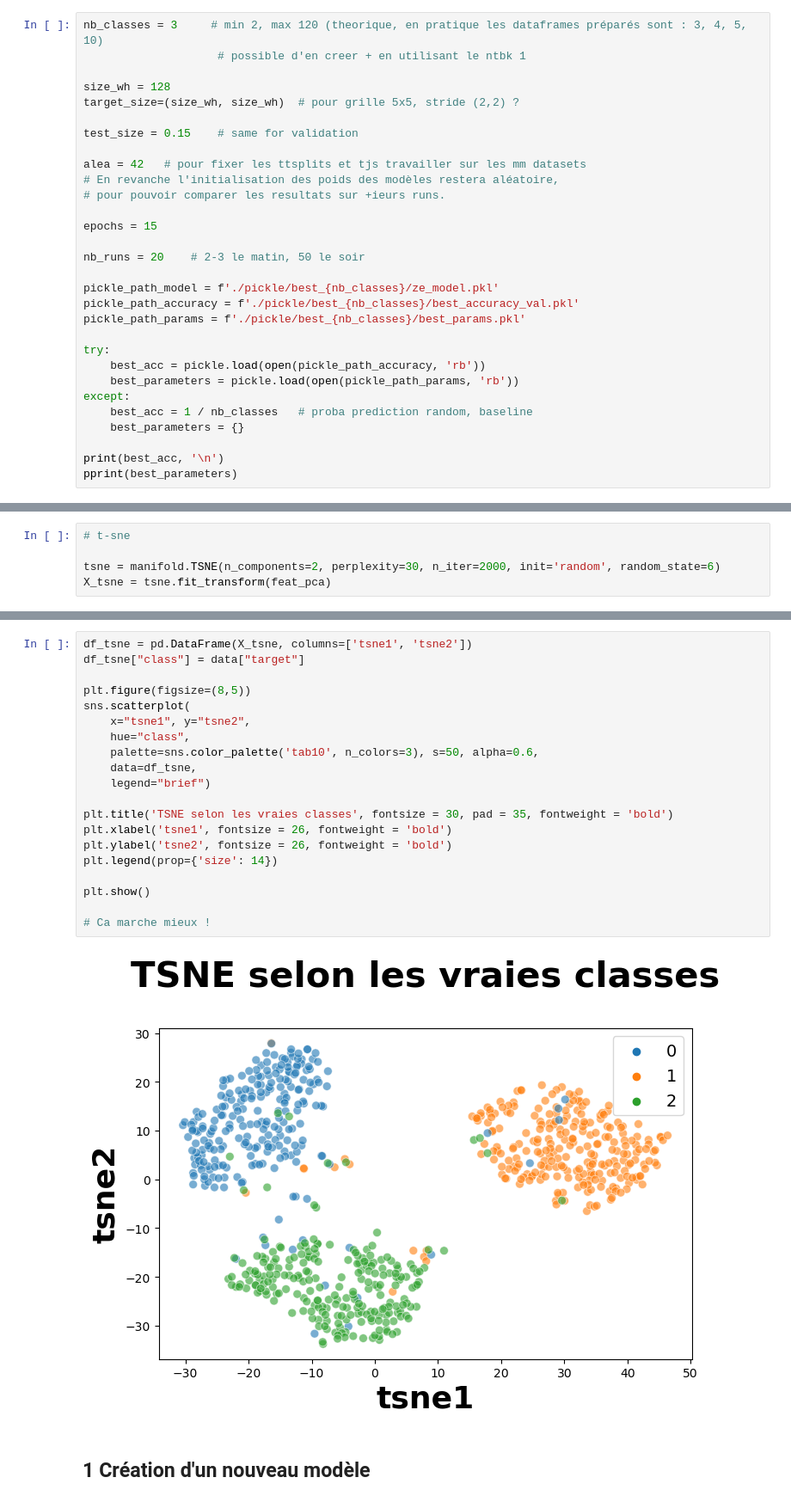
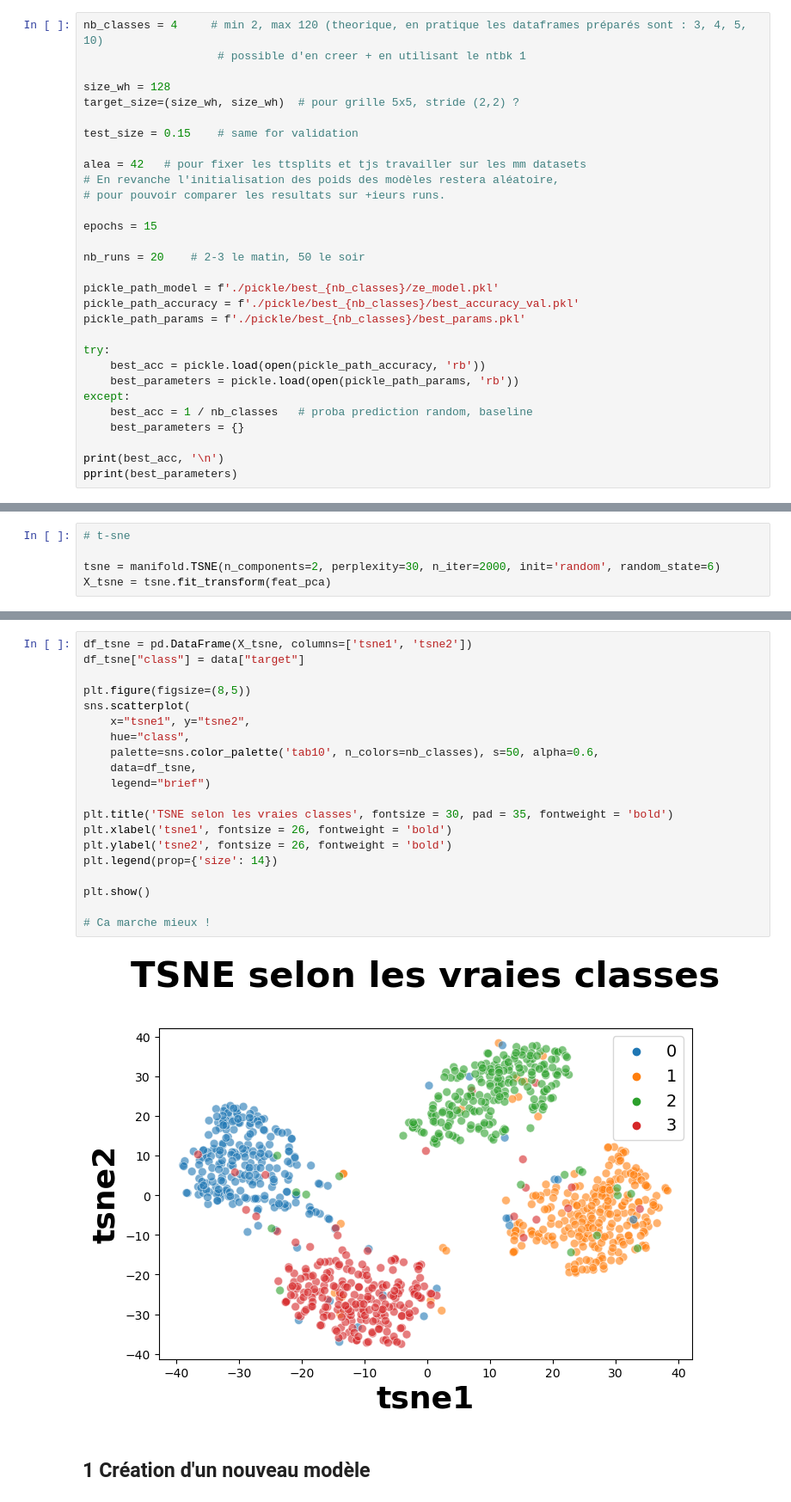
Before and after one commit to Kiwinokoto/OC_projet_6_Classer_des_images, a Jupyter notebook: Oudelet_Kevin_2_2_suite_notebook_model_perso_180324.ipynb, the cells around one changed output, grey strips where cells are left out. Shown at 86% size. Cells and saved outputs as stored; diff of their text form.

```diff
--- a/Oudelet_Kevin_2_2_suite_notebook_model_perso_180324.ipynb
+++ b/Oudelet_Kevin_2_2_suite_notebook_model_perso_180324.ipynb
@@ -115,7 +117,7 @@ INFO: Pandarallel will use Memory file system to transfer data between the main
 # %% [markdown]
 ### 0.2 Variables globales
 # %%
-nb_classes = 3     # min 2, max 120 (theorique, en pratique les dataframes préparés sont : 3, 4, 5, 10)
+nb_classes = 4     # min 2, max 120 (theorique, en pratique les dataframes préparés sont : 3, 4, 5, 10)
                     # possible d'en creer + en utilisant le ntbk 1
 
 size_wh = 128
@@ -461,25 +464,25 @@ data.tail(1)
 # %%
 df_tsne = pd.DataFrame(X_tsne, columns=['tsne1', 'tsne2'])
 df_tsne["class"] = data["target"]
 
 plt.figure(figsize=(8,5))
 sns.scatterplot(
     x="tsne1", y="tsne2",
     hue="class",
-    palette=sns.color_palette('tab10', n_colors=3), s=50, alpha=0.6,
+    palette=sns.color_palette('tab10', n_colors=nb_classes), s=50, alpha=0.6,
     data=df_tsne,
     legend="brief")
 
 plt.title('TSNE selon les vraies classes', fontsize = 30, pad = 35, fontweight = 'bold')
 plt.xlabel('tsne1', fontsize = 26, fontweight = 'bold')
 plt.ylabel('tsne2', fontsize = 26, fontweight = 'bold')
 plt.legend(prop={'size': 14})
 
 plt.show()
 
 # Ca marche mieux !
 # %% [output]
-[figure, old version]
+[figure, new version]
 # %% [markdown]
 ## 1 Création d'un nouveau modèle
 # %% [markdown]
```
Also changed, not shown: parts of 11 cells of this notebook, 9 other files.
